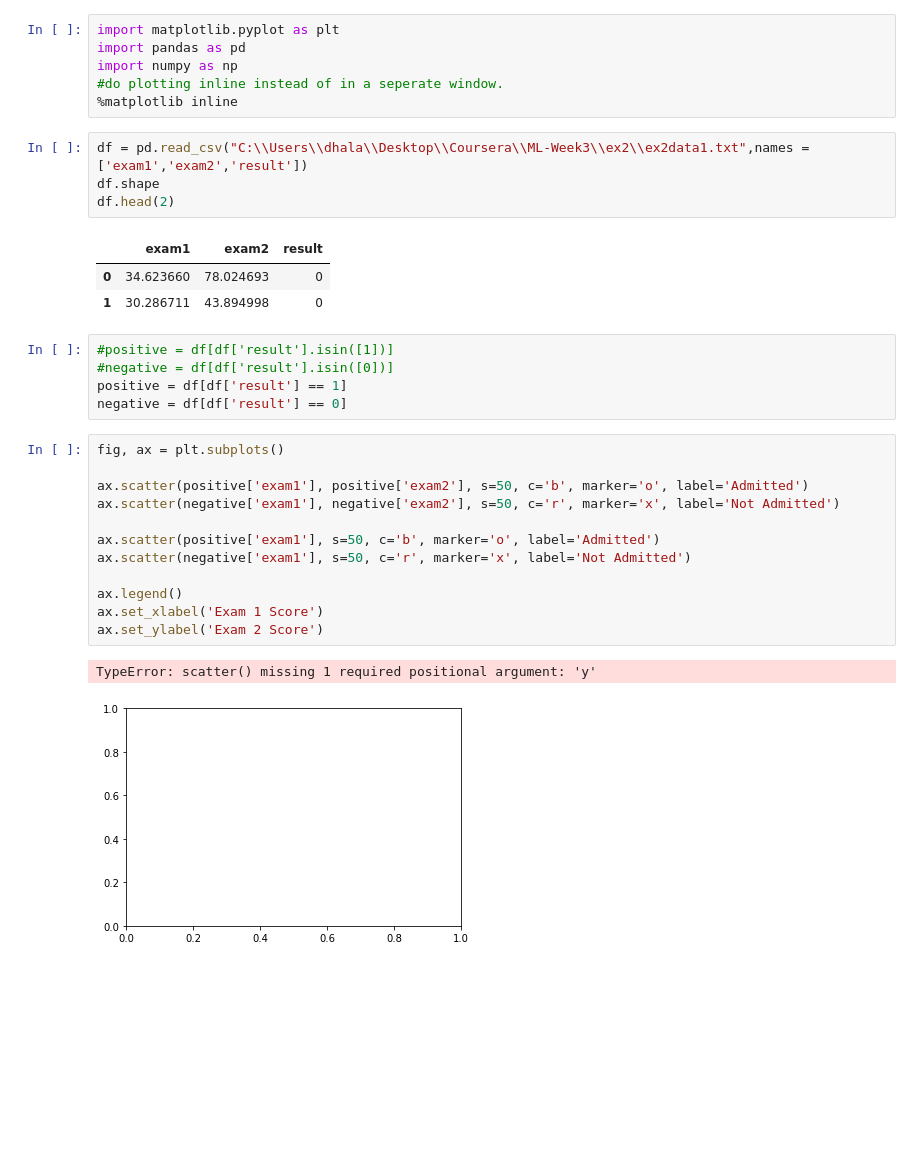
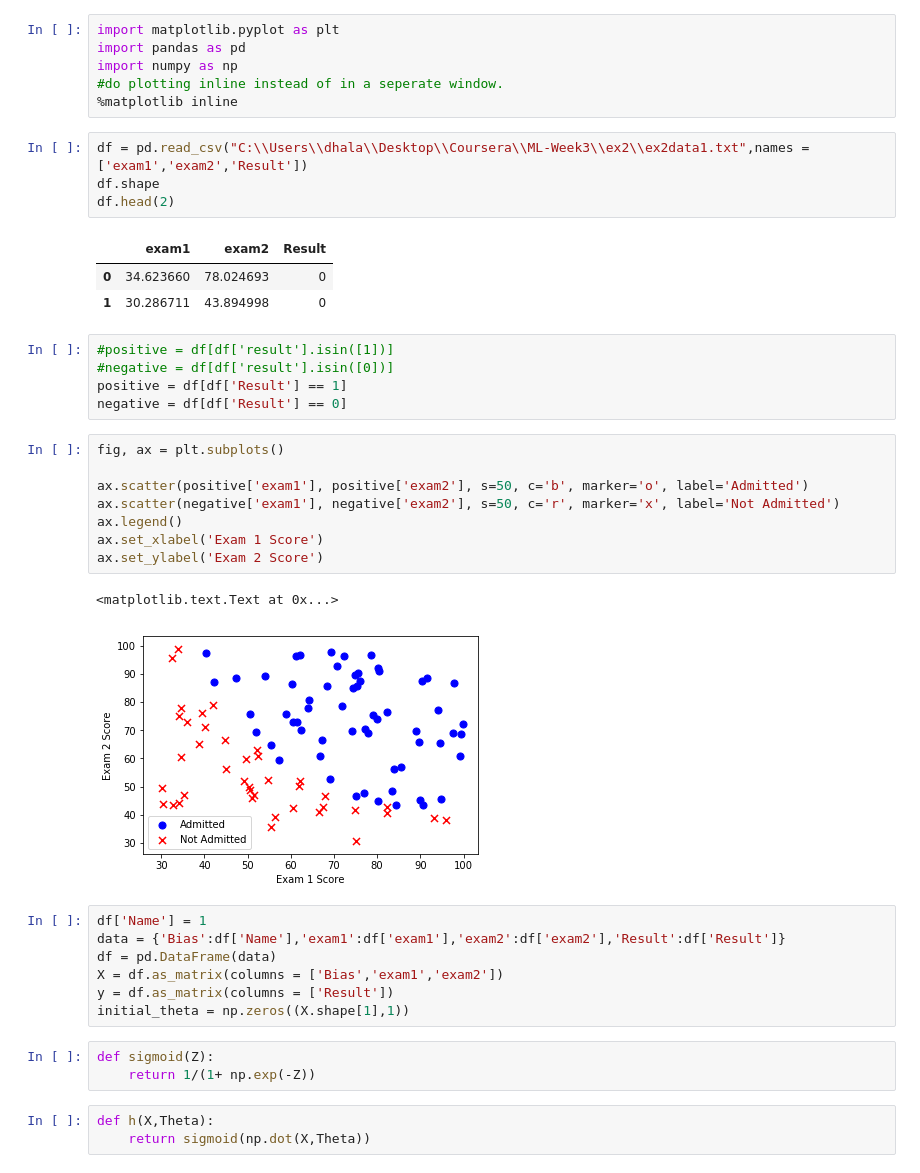
Before and after one commit to DhalAmaresh/MachineLearning-Coursera, a Jupyter notebook: LogisticRegression-Ex3/LogisticRegression.ipynb, the cells around one changed output. Cells and saved outputs as stored; diff of their text form; blank space fills up the shorter version.

```diff
--- a/LogisticRegression-Ex3/LogisticRegression.ipynb
+++ b/LogisticRegression-Ex3/LogisticRegression.ipynb
@@ -5,30 +5,39 @@ import numpy as np
 #do plotting inline instead of in a seperate window.
 %matplotlib inline
 # %%
-df = pd.read_csv("C:\\Users\\dhala\\Desktop\\Coursera\\ML-Week3\\ex2\\ex2data1.txt",names =['exam1','exam2','result'])
+df = pd.read_csv("C:\\Users\\dhala\\Desktop\\Coursera\\ML-Week3\\ex2\\ex2data1.txt",names =['exam1','exam2','Result'])
 df.shape
 df.head(2)
 # %% [output]
-|  | exam1 | exam2 | result |
+|  | exam1 | exam2 | Result |
 | 0 | 34.623660 | 78.024693 | 0 |
 | 1 | 30.286711 | 43.894998 | 0 |
 # %%
 #positive = df[df['result'].isin([1])]
 #negative = df[df['result'].isin([0])]
-positive = df[df['result'] == 1]
-negative = df[df['result'] == 0]
+positive = df[df['Result'] == 1]
+negative = df[df['Result'] == 0]
 # %%
 fig, ax = plt.subplots()
 
 ax.scatter(positive['exam1'], positive['exam2'], s=50, c='b', marker='o', label='Admitted')
 ax.scatter(negative['exam1'], negative['exam2'], s=50, c='r', marker='x', label='Not Admitted')
-
-ax.scatter(positive['exam1'], s=50, c='b', marker='o', label='Admitted')
-ax.scatter(negative['exam1'], s=50, c='r', marker='x', label='Not Admitted')
-
 ax.legend()
 ax.set_xlabel('Exam 1 Score')
 ax.set_ylabel('Exam 2 Score')
 # %% [output]
-TypeError: scatter() missing 1 required positional argument: 'y'
+<matplotlib.text.Text at 0x...>
-[figure, old version]
+[figure, new version]
+# %%
+df['Name'] = 1
+data = {'Bias':df['Name'],'exam1':df['exam1'],'exam2':df['exam2'],'Result':df['Result']}
+df = pd.DataFrame(data)
+X = df.as_matrix(columns = ['Bias','exam1','exam2'])
+y = df.as_matrix(columns = ['Result'])
+initial_theta = np.zeros((X.shape[1],1))
+# %%
+def sigmoid(Z):
+    return 1/(1+ np.exp(-Z))
+# %%
+def h(X,Theta):
+    return sigmoid(np.dot(X,Theta))
```
Also changed, not shown: parts of 5 cells of this notebook.
